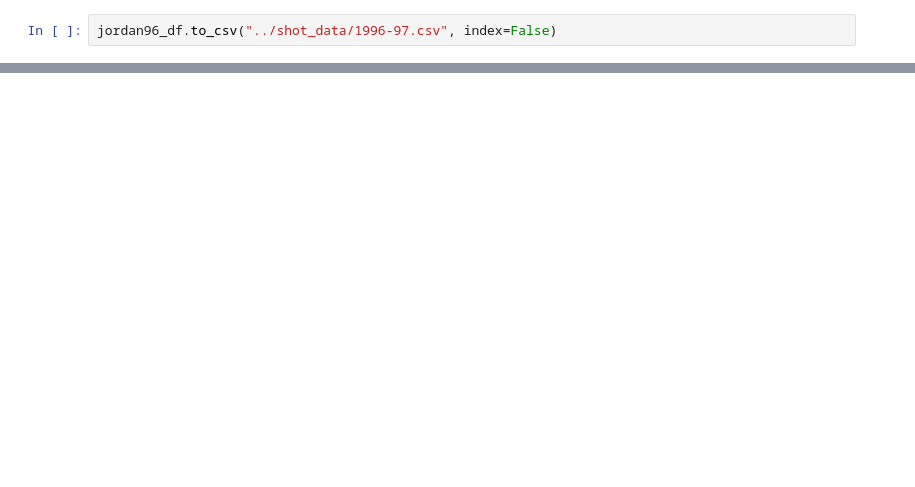
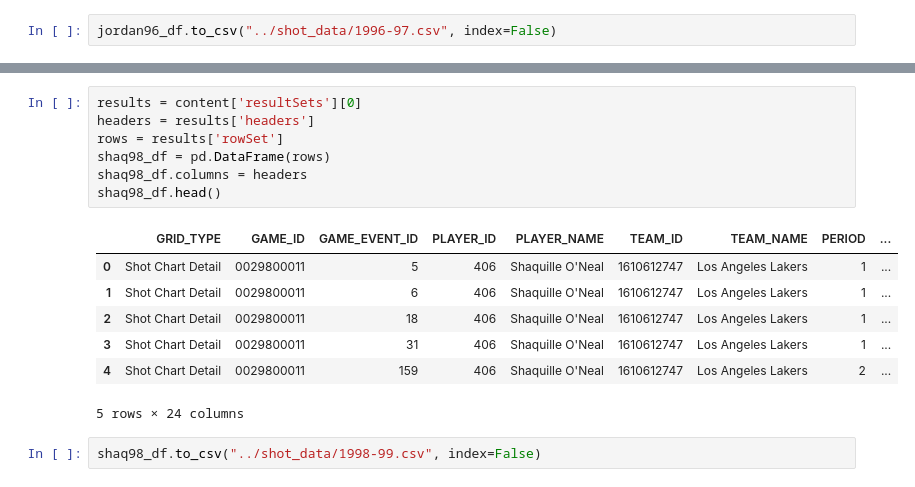
Before and after one commit to sjricketts/scoringleaders_shotselection, a Jupyter notebook: shot_data.ipynb, the cells around one changed output, grey strips where cells are left out. Saved outputs shown, nothing was run; the diff lists cells and outputs as text; blank space fills up the shorter version.

```diff
--- a/shot_data.ipynb
+++ b/shot_data.ipynb
@@ -148,0 +252,17 @@ jordan96_df.to_csv("../shot_data/1996-97.csv", index=False)
+# %%
+results = content['resultSets'][0]
+headers = results['headers']
+rows = results['rowSet']
+shaq98_df = pd.DataFrame(rows)
+shaq98_df.columns = headers
+shaq98_df.head()
+# %% [output]
+|  | GRID_TYPE | GAME_ID | GAME_EVENT_ID | PLAYER_ID | PLAYER_NAME | TEAM_ID | TEAM_NAME | PERIOD | ... |
+| 0 | Shot Chart Detail | 0029800011 | 5 | 406 | Shaquille O'Neal | 1610612747 | Los Angeles Lakers | 1 | ... |
+| 1 | Shot Chart Detail | 0029800011 | 6 | 406 | Shaquille O'Neal | 1610612747 | Los Angeles Lakers | 1 | ... |
+| 2 | Shot Chart Detail | 0029800011 | 18 | 406 | Shaquille O'Neal | 1610612747 | Los Angeles Lakers | 1 | ... |
+| 3 | Shot Chart Detail | 0029800011 | 31 | 406 | Shaquille O'Neal | 1610612747 | Los Angeles Lakers | 1 | ... |
+| 4 | Shot Chart Detail | 0029800011 | 159 | 406 | Shaquille O'Neal | 1610612747 | Los Angeles Lakers | 2 | ... |
+5 rows × 24 columns
+# %%
+shaq98_df.to_csv("../shot_data/1998-99.csv", index=False)
```
Also changed, not shown: parts of 12 cells of this notebook, 1 other file.
